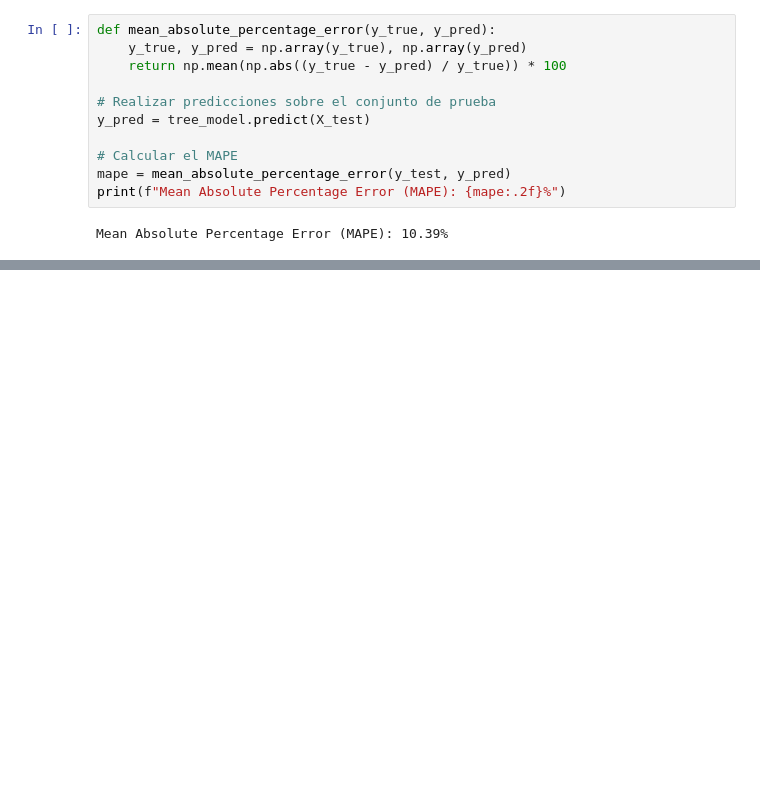
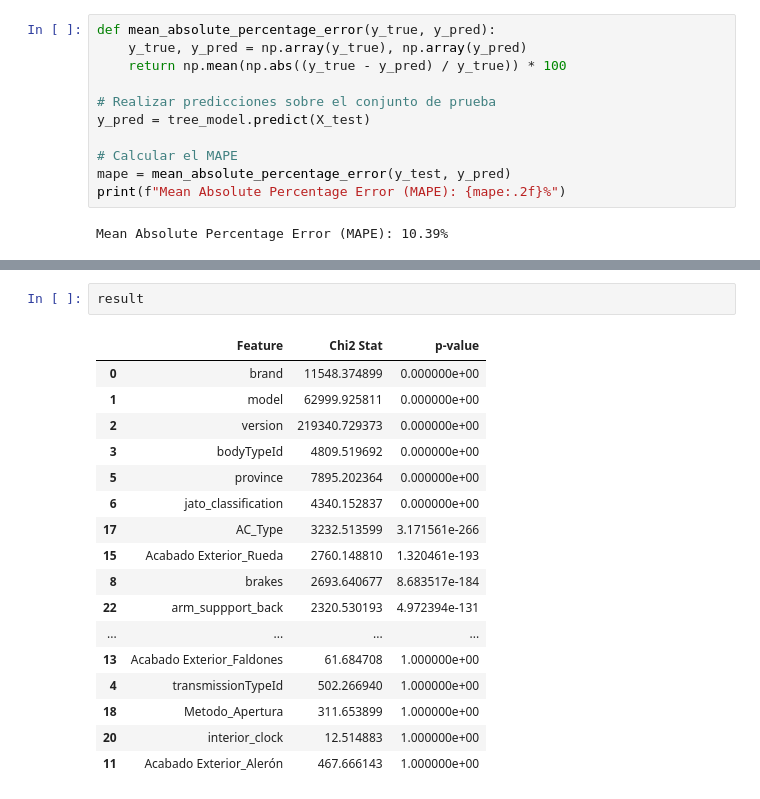
Before and after one commit to Lingfeng555/Cars_Price_Prediction, a Jupyter notebook: CART/Cart3.ipynb, the cells around one changed output, grey strips where cells are left out. Cells and saved outputs as stored; diff of their text form; blank space fills up the shorter version.

```diff
--- a/CART/Cart3.ipynb
+++ b/CART/Cart3.ipynb
@@ -383,0 +428,20 @@ plt.show()
+# %%
+result
+# %% [output]
+|  | Feature | Chi2 Stat | p-value |
+| 0 | brand | 11548.374899 | 0.000000e+00 |
+| 1 | model | 62999.925811 | 0.000000e+00 |
+| 2 | version | 219340.729373 | 0.000000e+00 |
+| 3 | bodyTypeId | 4809.519692 | 0.000000e+00 |
+| 5 | province | 7895.202364 | 0.000000e+00 |
+| 6 | jato_classification | 4340.152837 | 0.000000e+00 |
+| 17 | AC_Type | 3232.513599 | 3.171561e-266 |
+| 15 | Acabado Exterior_Rueda | 2760.148810 | 1.320461e-193 |
+| 8 | brakes | 2693.640677 | 8.683517e-184 |
+| 22 | arm_suppport_back | 2320.530193 | 4.972394e-131 |
+| ... | ... | ... | ... |
+| 13 | Acabado Exterior_Faldones | 61.684708 | 1.000000e+00 |
+| 4 | transmissionTypeId | 502.266940 | 1.000000e+00 |
+| 18 | Metodo_Apertura | 311.653899 | 1.000000e+00 |
+| 20 | interior_clock | 12.514883 | 1.000000e+00 |
+| 11 | Acabado Exterior_Alerón | 467.666143 | 1.000000e+00 |
```
Also changed, not shown: parts of 20 cells of this notebook, 1 other file.
